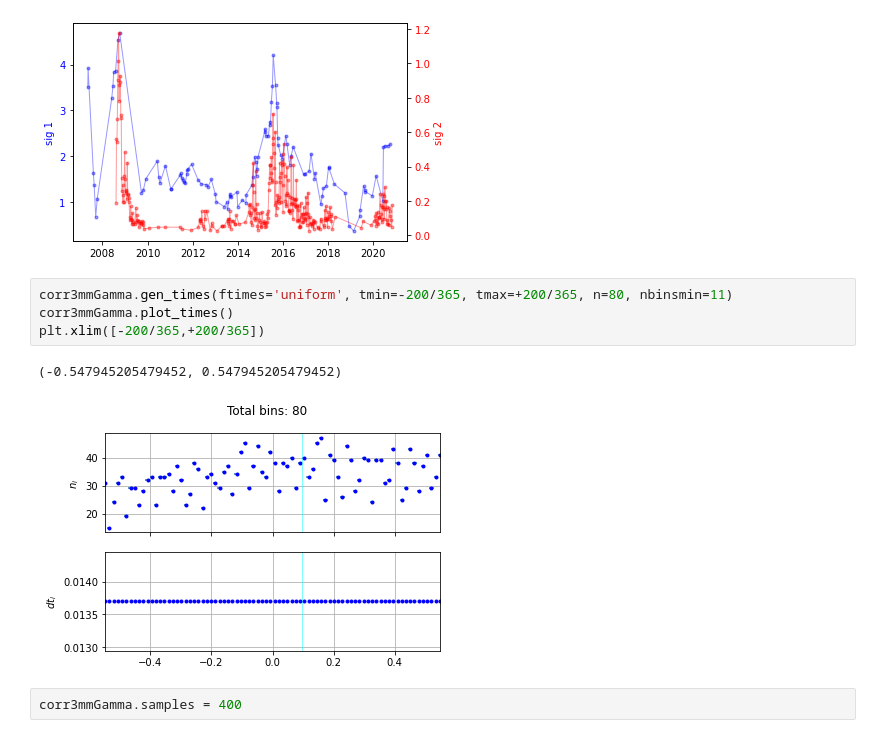
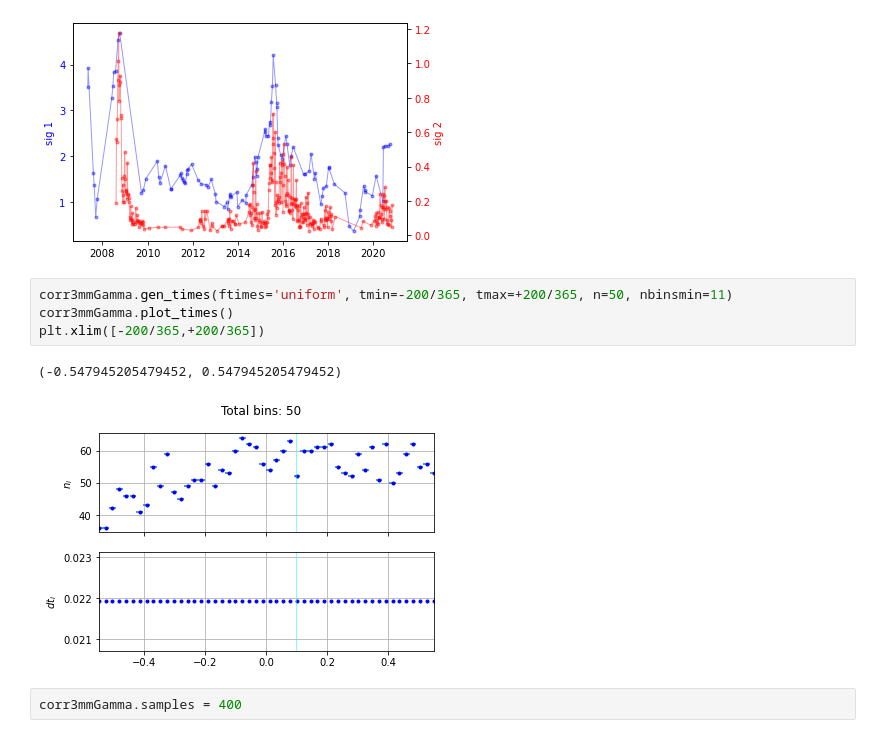
Before and after one commit to IAA-CSIC/MUTIS, a Jupyter notebook: docs/recipes/Synthethic_generation_of_light_curves.ipynb, the cells around one changed output. Saved outputs shown, nothing was run; the diff lists cells and outputs as text.

```diff
--- a/docs/recipes/Synthethic_generation_of_light_curves.ipynb
+++ b/docs/recipes/Synthethic_generation_of_light_curves.ipynb
@@ -251,12 +251,12 @@ corr3mmGamma.plot_signals()
 # %% [output]
 [figure]
 # %%
-corr3mmGamma.gen_times(ftimes='uniform', tmin=-200/365, tmax=+200/365, n=80, nbinsmin=11)
+corr3mmGamma.gen_times(ftimes='uniform', tmin=-200/365, tmax=+200/365, n=50, nbinsmin=11)
 corr3mmGamma.plot_times()
 plt.xlim([-200/365,+200/365])
 # %% [output]
 (-0.547945205479452, 0.547945205479452)
-[figure, old version]
+[figure, new version]
 # %%
 corr3mmGamma.samples = 400
 # %%
```
Also changed, not shown: parts of 2 cells of this notebook.
